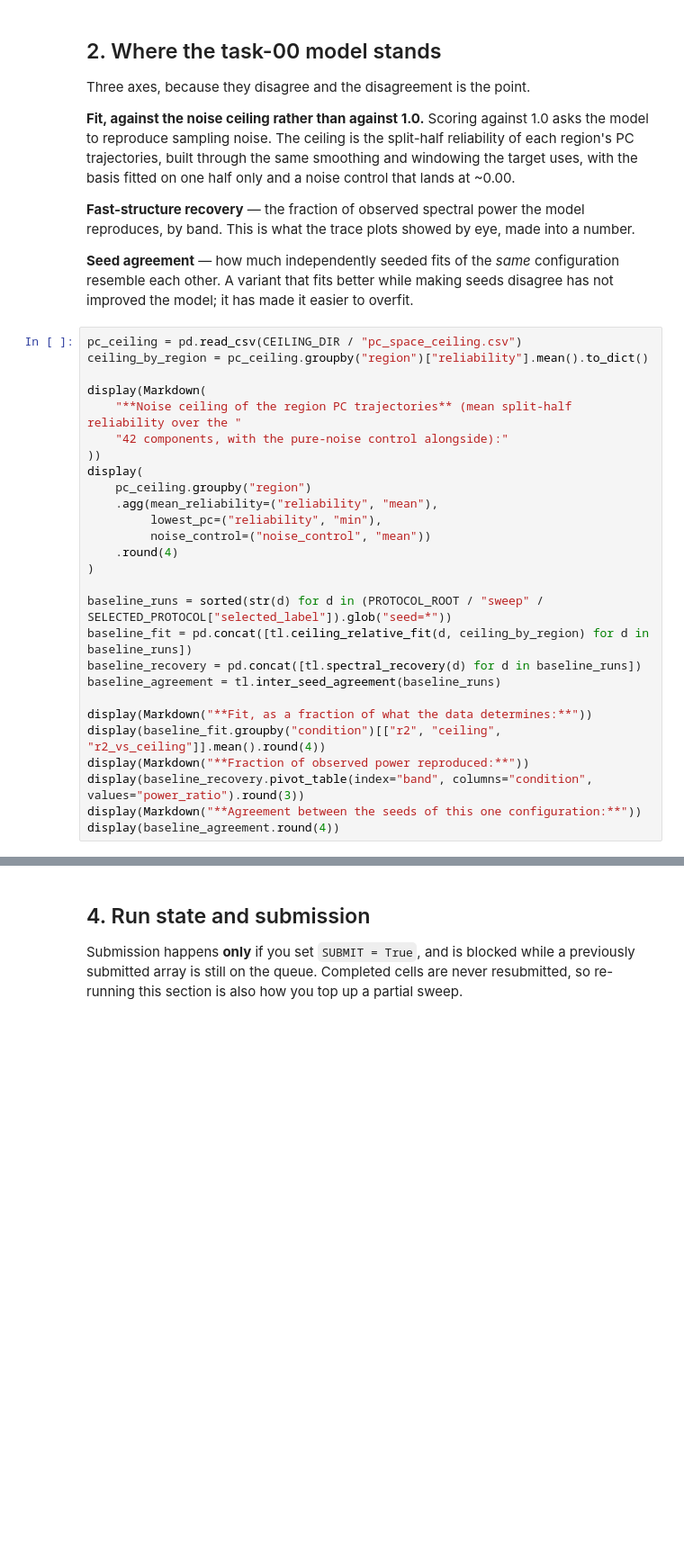
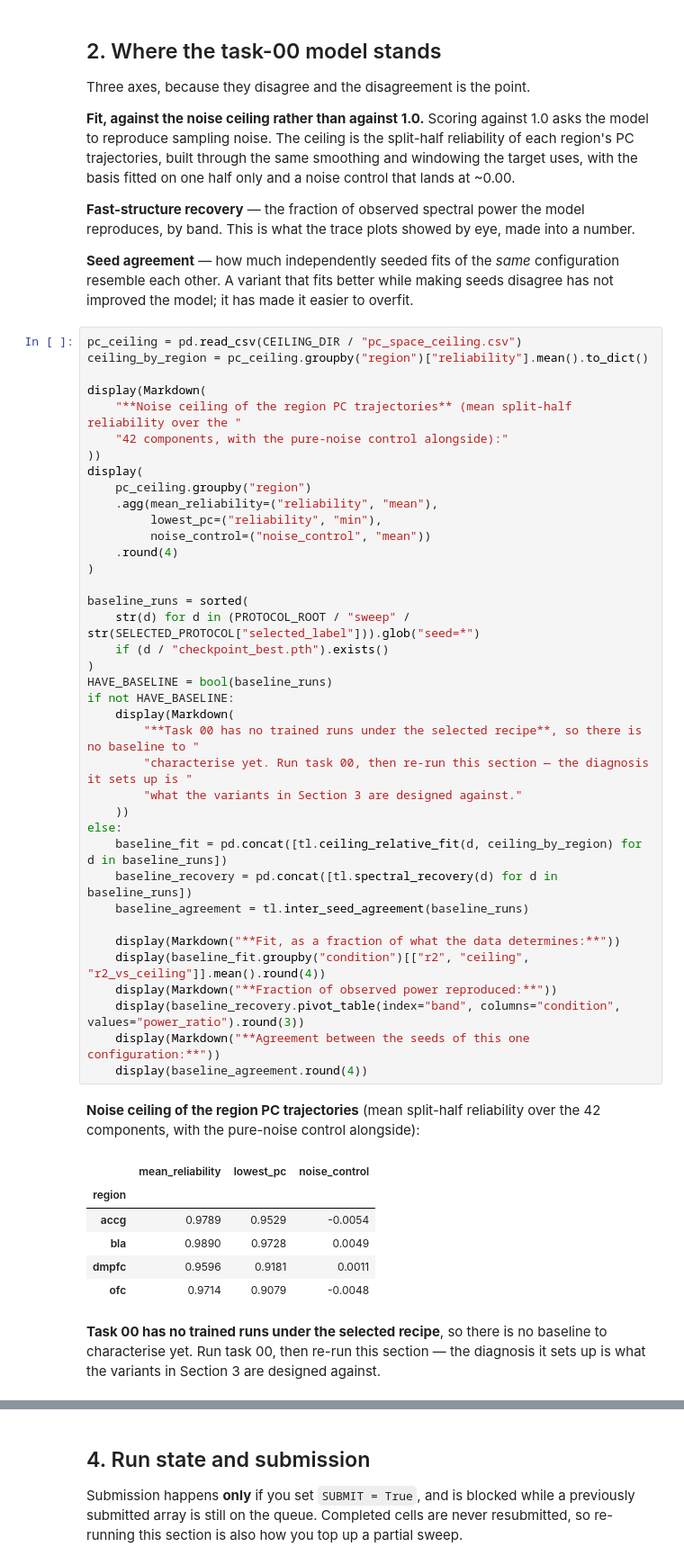
Before and after one commit to gprabaha/dal_monte_2022_analysis, a Jupyter notebook: notebooks/mrnn_thesis/04_target_and_loss.ipynb, the cells around one changed output, grey strips where cells are left out. Shown at 90% size. Drawn from its saved outputs; the diff is of its cells as text; blank space fills up the shorter version.

```diff
--- a/notebooks/mrnn_thesis/04_target_and_loss.ipynb
+++ b/notebooks/mrnn_thesis/04_target_and_loss.ipynb
@@ -163,28 +225,48 @@ improved the model; it has made it easier to overfit.
 # %%
 pc_ceiling = pd.read_csv(CEILING_DIR / "pc_space_ceiling.csv")
 ceiling_by_region = pc_ceiling.groupby("region")["reliability"].mean().to_dict()
 
 display(Markdown(
     "**Noise ceiling of the region PC trajectories** (mean split-half reliability over the "
     "42 components, with the pure-noise control alongside):"
 ))
 display(
     pc_ceiling.groupby("region")
     .agg(mean_reliability=("reliability", "mean"),
          lowest_pc=("reliability", "min"),
          noise_control=("noise_control", "mean"))
     .round(4)
 )
 
-baseline_runs = sorted(str(d) for d in (PROTOCOL_ROOT / "sweep" / SELECTED_PROTOCOL["selected_label"]).glob("seed=*"))
-baseline_fit = pd.concat([tl.ceiling_relative_fit(d, ceiling_by_region) for d in baseline_runs])
-baseline_recovery = pd.concat([tl.spectral_recovery(d) for d in baseline_runs])
-baseline_agreement = tl.inter_seed_agreement(baseline_runs)
+baseline_runs = sorted(
+    str(d) for d in (PROTOCOL_ROOT / "sweep" / str(SELECTED_PROTOCOL["selected_label"])).glob("seed=*")
+    if (d / "checkpoint_best.pth").exists()
+)
+HAVE_BASELINE = bool(baseline_runs)
+if not HAVE_BASELINE:
+    display(Markdown(
+        "**Task 00 has no trained runs under the selected recipe**, so there is no baseline to "
+        "characterise yet. Run task 00, then re-run this section — the diagnosis it sets up is "
+        "what the variants in Section 3 are designed against."
+    ))
+else:
+    baseline_fit = pd.concat([tl.ceiling_relative_fit(d, ceiling_by_region) for d in baseline_runs])
+    baseline_recovery = pd.concat([tl.spectral_recovery(d) for d in baseline_runs])
+    baseline_agreement = tl.inter_seed_agreement(baseline_runs)
 
-display(Markdown("**Fit, as a fraction of what the data determines:**"))
-display(baseline_fit.groupby("condition")[["r2", "ceiling", "r2_vs_ceiling"]].mean().round(4))
-display(Markdown("**Fraction of observed power reproduced:**"))
-display(baseline_recovery.pivot_table(index="band", columns="condition", values="power_ratio").round(3))
-display(Markdown("**Agreement between the seeds of this one configuration:**"))
-display(baseline_agreement.round(4))
+    display(Markdown("**Fit, as a fraction of what the data determines:**"))
+    display(baseline_fit.groupby("condition")[["r2", "ceiling", "r2_vs_ceiling"]].mean().round(4))
+    display(Markdown("**Fraction of observed power reproduced:**"))
+    display(baseline_recovery.pivot_table(index="band", columns="condition", values="power_ratio").round(3))
+    display(Markdown("**Agreement between the seeds of this one configuration:**"))
+    display(baseline_agreement.round(4))
+# %% [output]
+**Noise ceiling of the region PC trajectories** (mean split-half reliability over the 42 components, with the pure-noise control alongside):
+|  | mean_reliability | lowest_pc | noise_control |
+| region |  |  |  |
+| accg | 0.9789 | 0.9529 | -0.0054 |
+| bla | 0.9890 | 0.9728 | 0.0049 |
+| dmpfc | 0.9596 | 0.9181 | 0.0011 |
+| ofc | 0.9714 | 0.9079 | -0.0048 |
+**Task 00 has no trained runs under the selected recipe**, so there is no baseline to characterise yet. Run task 00, then re-run this section — the diagnosis it sets up is what the variants in Section 3 are designed against.
 # %%
```
Also changed, not shown: parts of 9 cells of this notebook, 9 other files.
